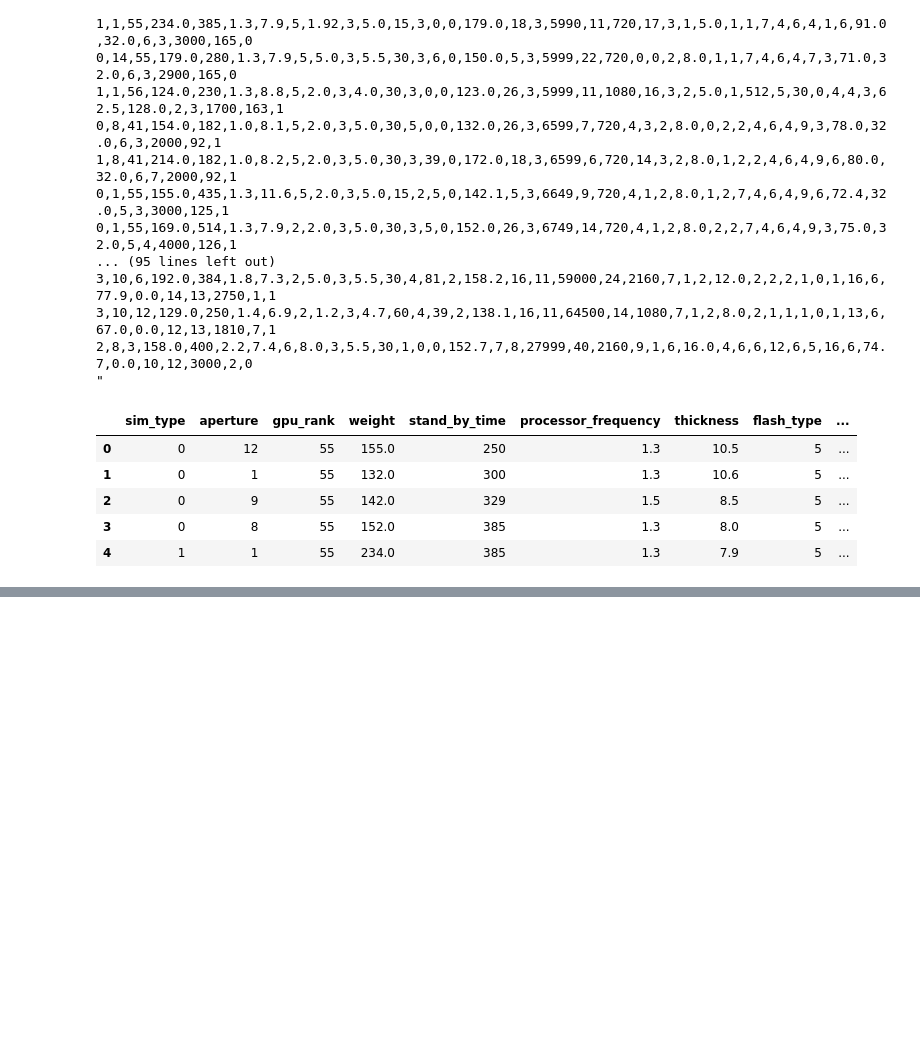
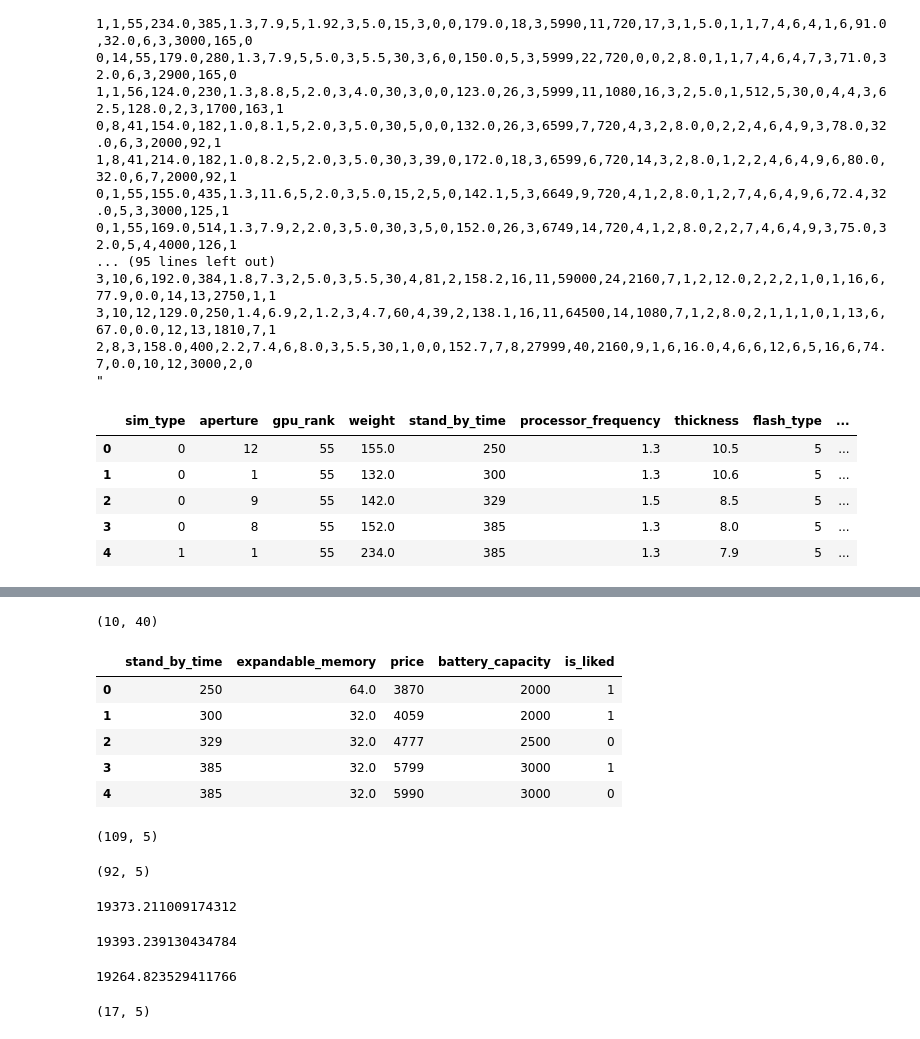
Before and after one commit to championballer/one-fourth-labs-deep-learning, a Jupyter notebook: Python Basics2/0209_Basics2.ipynb, the cells around one changed output, grey strips where cells are left out. Saved outputs shown, nothing was run; the diff lists cells and outputs as text; code cells hidden in the pictures; blank space fills up the shorter version.

```diff
--- a/Python Basics2/0209_Basics2.ipynb
+++ b/Python Basics2/0209_Basics2.ipynb
@@ -75,0 +167,4 @@ data.head()
+# %%
+data_short.shape
+# %% [output]
+(10, 40)
@@ -75,0 +173,13 @@ data.head()
+# %%
+data_thin.head()
+# %% [output]
+|  | stand_by_time | expandable_memory | price | battery_capacity | is_liked |
+| 0 | 250 | 64.0 | 3870 | 2000 | 1 |
+| 1 | 300 | 32.0 | 4059 | 2000 | 1 |
+| 2 | 329 | 32.0 | 4777 | 2500 | 0 |
+| 3 | 385 | 32.0 | 5799 | 3000 | 1 |
+| 4 | 385 | 32.0 | 5990 | 3000 | 0 |
+# %%
+data_thin.shape
+# %% [output]
+(109, 5)
@@ -75,0 +188,12 @@ data.head()
+# %%
+data_liked.shape
+# %% [output]
+(92, 5)
+# %%
+data_thin['price'].mean()
+# %% [output]
+19373.211009174312
+# %%
+data_liked['price'].mean()
+# %% [output]
+19393.239130434784
@@ -75,0 +202,8 @@ data.head()
+# %%
+data_disliked['price'].mean()
+# %% [output]
+19264.823529411766
+# %%
+data_disliked.shape
+# %% [output]
+(17, 5)
```
Also changed, not shown: parts of 14 cells of this notebook.
